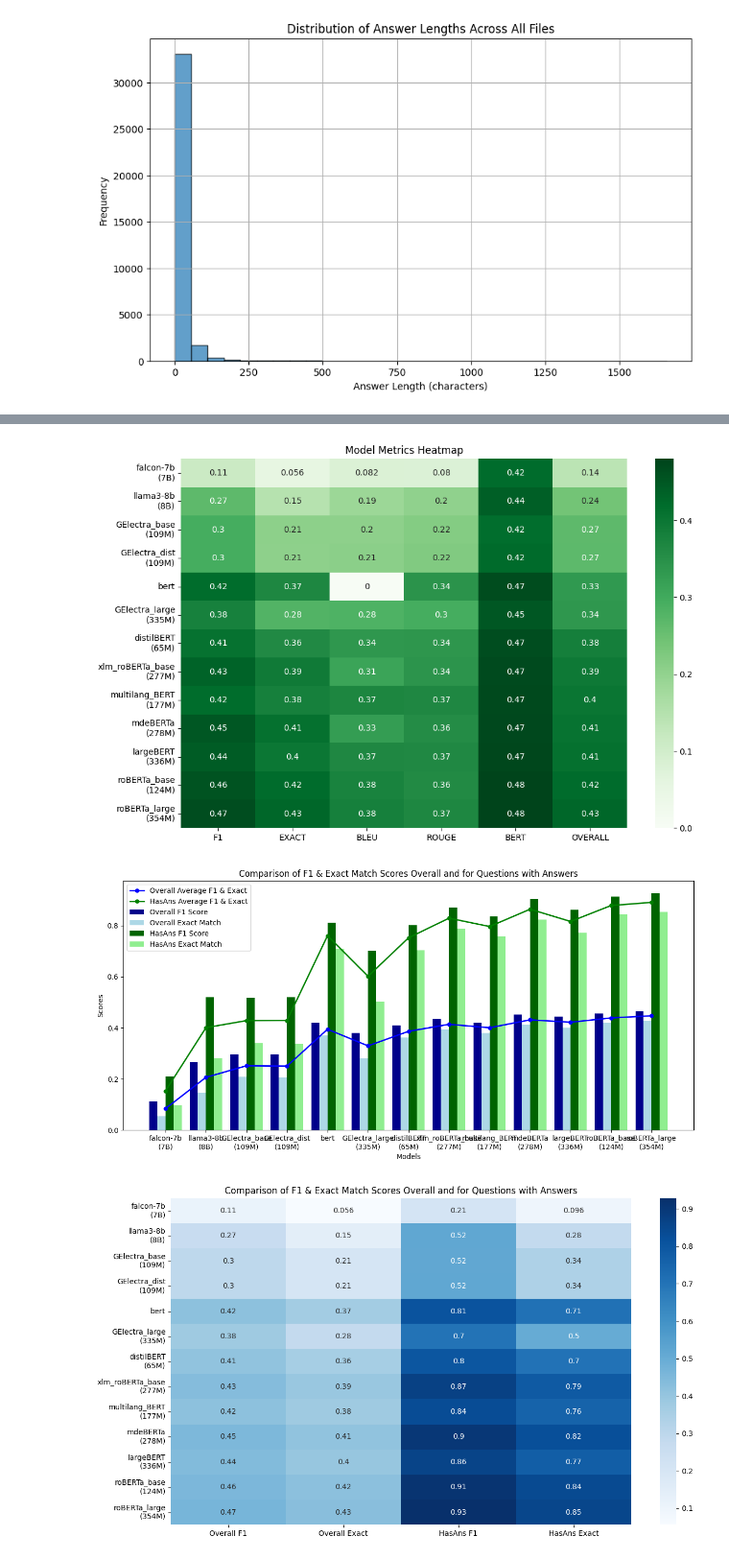
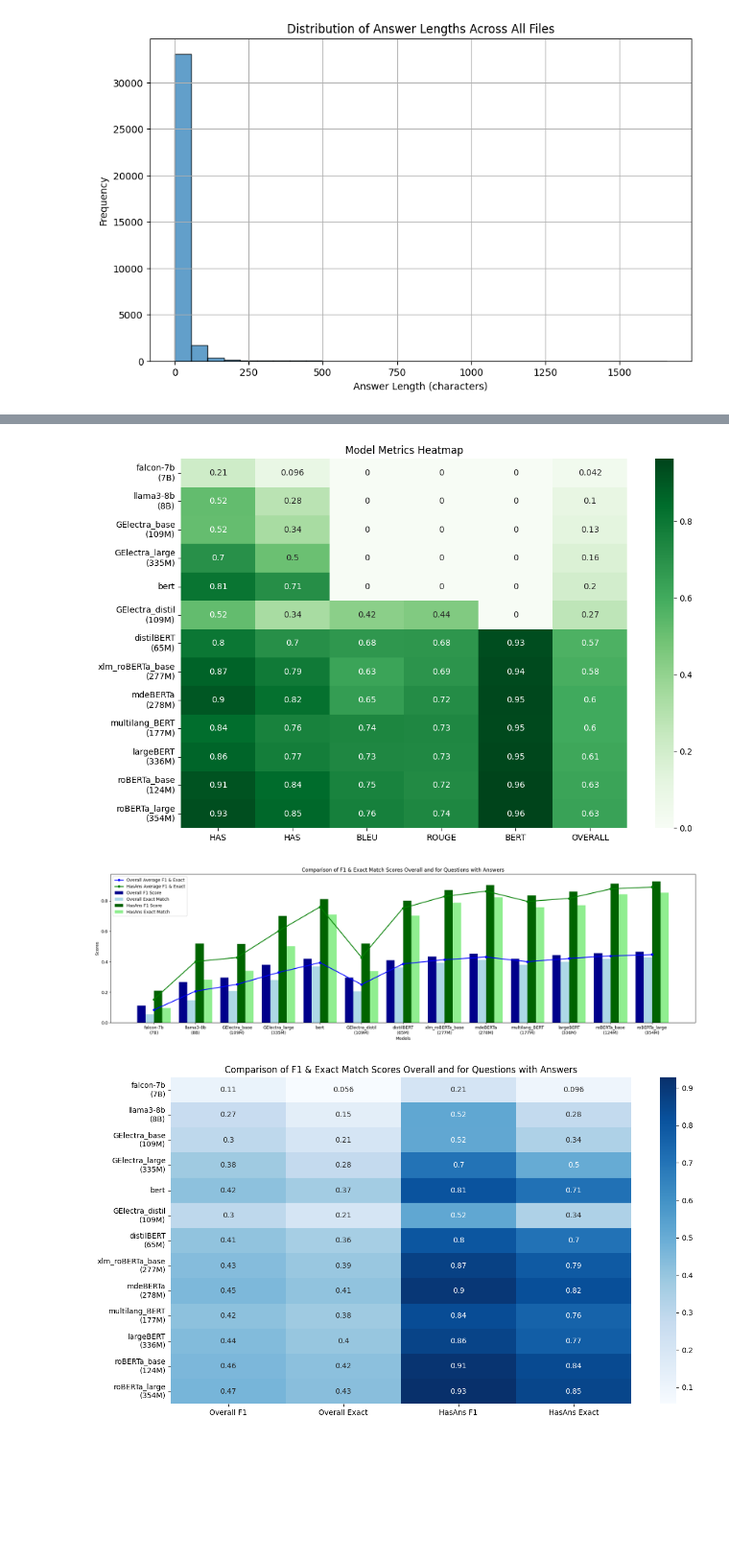
Before and after one commit to aminbensaad/eon-llm, a Jupyter notebook: llm/level-0.ipynb, the cells around one changed output, grey strips where cells are left out. Shown at 96% size. Saved outputs shown, nothing was run; the diff lists cells and outputs as text; code cells hidden in the pictures; blank space fills up the shorter version.

Commit message:
extended visualization pipeline to handle new hasAns scores for rouge, bleu and bertscore

```diff
--- a/llm/level-0.ipynb
+++ b/llm/level-0.ipynb
@@ -247,23 +247,23 @@ def load_json_files(base_dir, subdirs, dataset):
                     no_ans_f1 = eval_v2.get('NoAns_f1', 0)
 
                     # BLEU
-                    bleu_score = data.get(dataset, {}).get('bleu', {}).get('bleu', 0)
+                    bleu_score = data.get(dataset, {}).get('bleu', {}).get('HasAns_bleu', 0)
 
                     # ROUGE
-                    rouge_scores = data.get(dataset, {}).get('rouge', {})
+                    rouge_scores = data.get(dataset, {}).get('rouge', {}).get('HasAns_rouge', {})
                     rouge1 = rouge_scores.get('rouge1', {}).get('f', 0)
                     rouge2 = rouge_scores.get('rouge2', {}).get('f', 0)
                     rougeL = rouge_scores.get('rougeL', {}).get('f', 0)
                     rouge_score = np.mean([rouge1, rouge2, rougeL])
 
                     # BERT
-                    bert_score = data.get(dataset, {}).get('bertscore', {}).get('F1', 0)
+                    bert_score = data.get(dataset, {}).get('bertscore', {}).get('HasAns_BERTScore', {}).get('F1', 0)
 
                     # Cumulative scores
                     eval_v2_score = 1/2 * (exact + f1)
                     eval_v2_score_hasAns =  1/2 * (has_ans_exact + has_ans_f1)
                     eval_other = 1/3 * (bert_score + bleu_score + rouge_score)
-                    overall_score = 1/2 * (eval_v2_score + eval_other)
+                    overall_score = 1/2 * (eval_v2_score_hasAns + eval_other)
 
                     results.append({
                         'short_name': short_name,
@@ -316,8 +316,8 @@ bar_width = 0.25
 index = np.arange(len(df_sorted))
 
 # Bar chart for F1 Score, Exact Match, and Eval Other with subtle colors
-plt.bar(index, df_sorted['f1'], bar_width, label='F1 Score', color='lightblue')
-plt.bar(index + bar_width, df_sorted['exact'], bar_width, label='Exact Match', color='lightgreen')
+plt.bar(index, df_sorted['has_ans_f1'], bar_width, label='F1 Score', color='lightblue')
+plt.bar(index + bar_width, df_sorted['has_ans_exact'], bar_width, label='Exact Match', color='lightgreen')
 plt.bar(index + 2 * bar_width, df_sorted['eval_other'], bar_width, label='BBR Score', color='lightcoral')
 
 # Line graph for Overall Score with a subtle color
@@ -340,9 +340,9 @@ plt.show()
 # ============================================================================================
 # Visualisation 2: Gardner Quadrants Style graph
 plt.figure(figsize=(14, 6))
-plt.scatter(df_sorted['eval_other'], df_sorted['eval_v2_score'], c='b', alpha=0.5)
+plt.scatter(df_sorted['eval_other'], df_sorted['eval_v2_score_hasAns'], c='b', alpha=0.5)
 for i, txt in enumerate(df_sorted['short_name']):
-    plt.annotate(manual_model_name_map.get(txt, txt), (df_sorted['eval_other'].iat[i], df_sorted['eval_v2_score'].iat[i]))
+    plt.annotate(manual_model_name_map.get(txt, txt), (df_sorted['eval_other'].iat[i], df_sorted['eval_v2_score_hasAns'].iat[i]))
 
 plt.xlabel('BBR Score (BLEU, BERT, ROUGE)')
 plt.ylabel('Eval V2 Score (F1, Exact Match)')
@@ -361,7 +361,7 @@ plt.show()
 plt.figure(figsize=(12, 8))
 
 # Select and rename the columns for the heatmap
-heat_data = df_sorted[['short_name', 'f1', 'exact', 'bleu_score', 'rouge_score', 'bert_score', 'overall_score']].set_index('short_name')
+heat_data = df_sorted[['short_name', 'has_ans_f1', 'has_ans_exact', 'bleu_score', 'rouge_score', 'bert_score', 'overall_score']].set_index('short_name')
 heat_data.columns = [col.split('_')[0].upper() for col in heat_data.columns]
 # Update index labels with manual model name map
 heat_data.index = [manual_model_name_map.get(name, name) for name in heat_data.index]
@@ -379,7 +379,7 @@ plt.show()
 # ============================================================================================
 # Visualisation 4: Bar chart to compare overall exact and f1 with HasAns exact and f1
 df_sorted = df.sort_values('overall_score')
-plt.figure(figsize=(12, 6))
+plt.figure(figsize=(20, 6))
 bar_width = 0.2
 index = np.arange(len(df_sorted))
 
@@ -456,7 +456,7 @@ annotations = timing_data.applymap(lambda x: f"{x:,}s" if isinstance(x, int) els
 # Create the heatmap
 sns.heatmap(timing_data, annot=annotations, fmt='', cmap='Reds')
 
-plt.title('Model Timing Results Heatmap')
+plt.title('Model Inference Time')
 
 # Rotate the axis descriptions by 90°
 plt.xticks(rotation=0)
@@ -501,3 +501,3 @@ plt.show()
-[figure, old version]
+[figure, new version]
-[figure, old version]
+[figure, new version]
-[figure, old version]
+[figure, new version]
```
Also changed, not shown: parts of 1 cell of this notebook.
